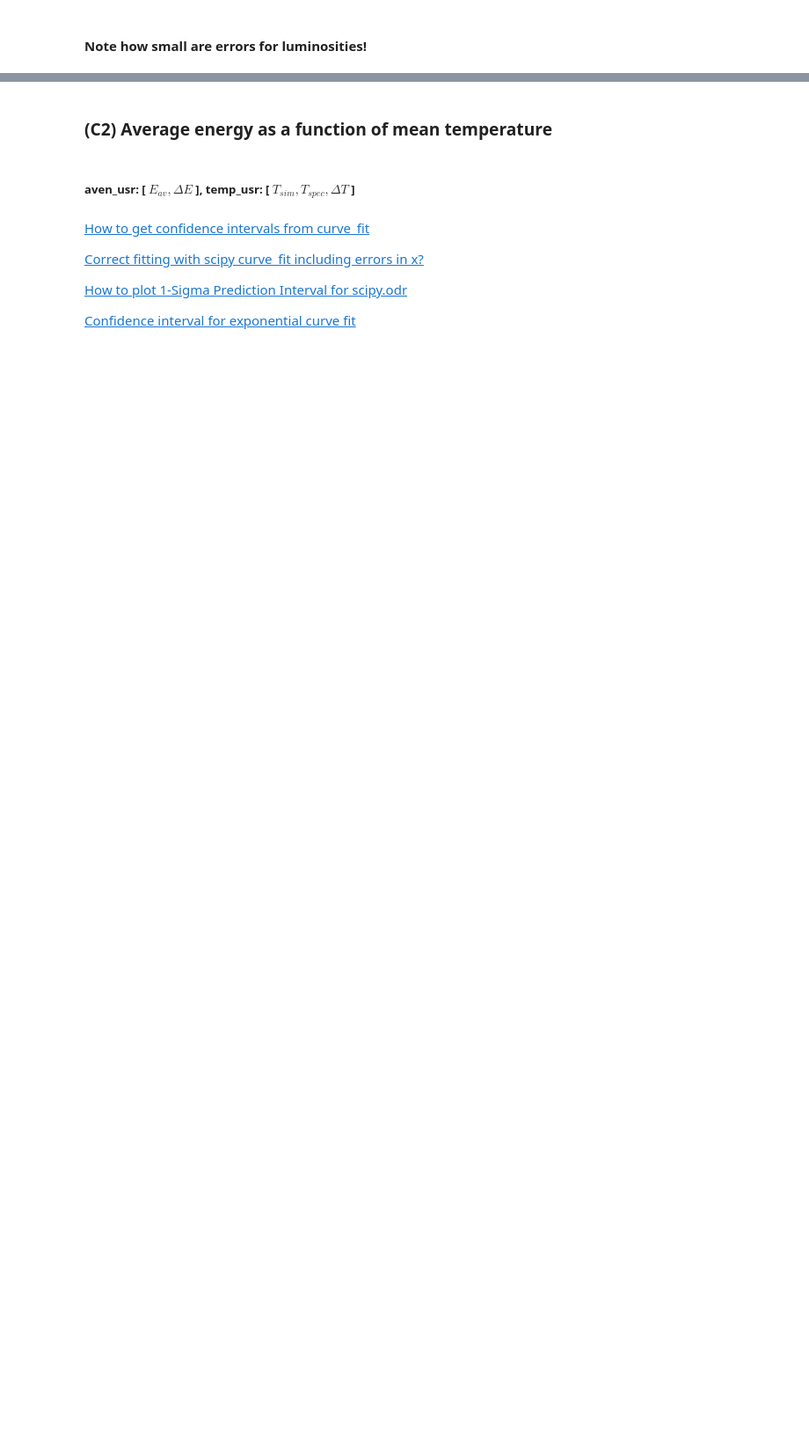
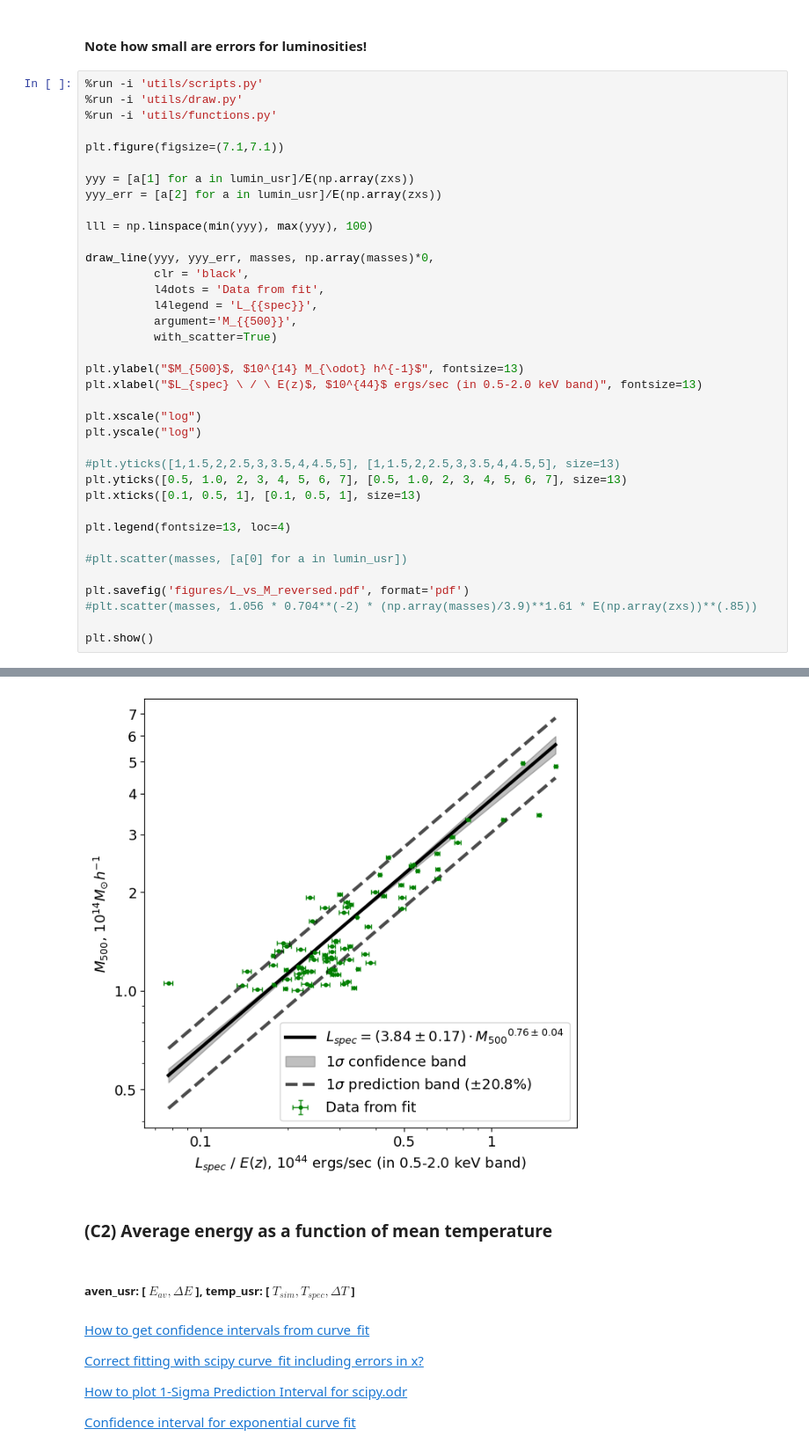
Before and after one commit to pi4imu/magneticum, a Jupyter notebook: spectra_magneticum.ipynb, the cells around one changed output, grey strips where cells are left out. Shown at 88% size. Cells and saved outputs as stored; diff of their text form; blank space fills up the shorter version.

```diff
--- a/spectra_magneticum.ipynb
+++ b/spectra_magneticum.ipynb
@@ -476,2 +493,40 @@ plt.show()
 # %% [markdown]
 #### Note how small are errors for luminosities!
+# %%
+%run -i 'utils/scripts.py'
+%run -i 'utils/draw.py'
+%run -i 'utils/functions.py'
+
+plt.figure(figsize=(7.1,7.1))
+
+yyy = [a[1] for a in lumin_usr]/E(np.array(zxs))
+yyy_err = [a[2] for a in lumin_usr]/E(np.array(zxs))
+
+lll = np.linspace(min(yyy), max(yyy), 100)
+
+draw_line(yyy, yyy_err, masses, np.array(masses)*0,
+          clr = 'black',
+          l4dots = 'Data from fit',
+          l4legend = 'L_{{spec}}',
+          argument='M_{{500}}',
+          with_scatter=True)
+
+plt.ylabel("$M_{500}$, $10^{14} M_{\odot} h^{-1}$", fontsize=13)
+plt.xlabel("$L_{spec} \ / \ E(z)$, $10^{44}$ ergs/sec (in 0.5-2.0 keV band)", fontsize=13)
+
+plt.xscale("log")
+plt.yscale("log")
+
+#plt.yticks([1,1.5,2,2.5,3,3.5,4,4.5,5], [1,1.5,2,2.5,3,3.5,4,4.5,5], size=13)
+plt.yticks([0.5, 1.0, 2, 3, 4, 5, 6, 7], [0.5, 1.0, 2, 3, 4, 5, 6, 7], size=13)
+plt.xticks([0.1, 0.5, 1], [0.1, 0.5, 1], size=13)
+
+plt.legend(fontsize=13, loc=4)
+
+#plt.scatter(masses, [a[0] for a in lumin_usr])
+
+plt.savefig('figures/L_vs_M_reversed.pdf', format='pdf')
+#plt.scatter(masses, 1.056 * 0.704**(-2) * (np.array(masses)/3.9)**1.61 * E(np.array(zxs))**(.85))
+
+plt.show()
+# %% [output]
@@ -478,3 +543,4 @@ plt.show()
+[figure, added]
 # %% [markdown]
 ### (C2) Average energy as a function of **mean** temperature
 # %% [markdown]
```
Also changed, not shown: parts of 10 cells of this notebook, 13 other files.
